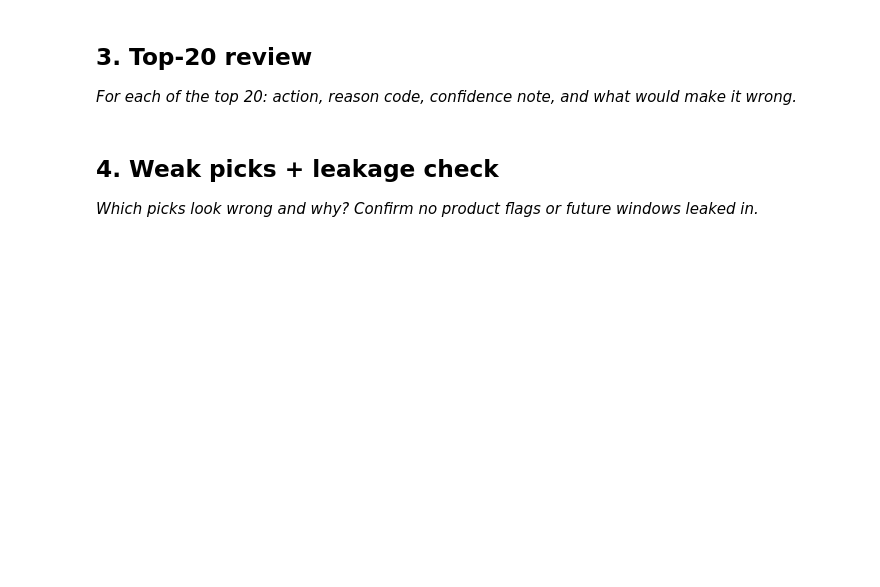
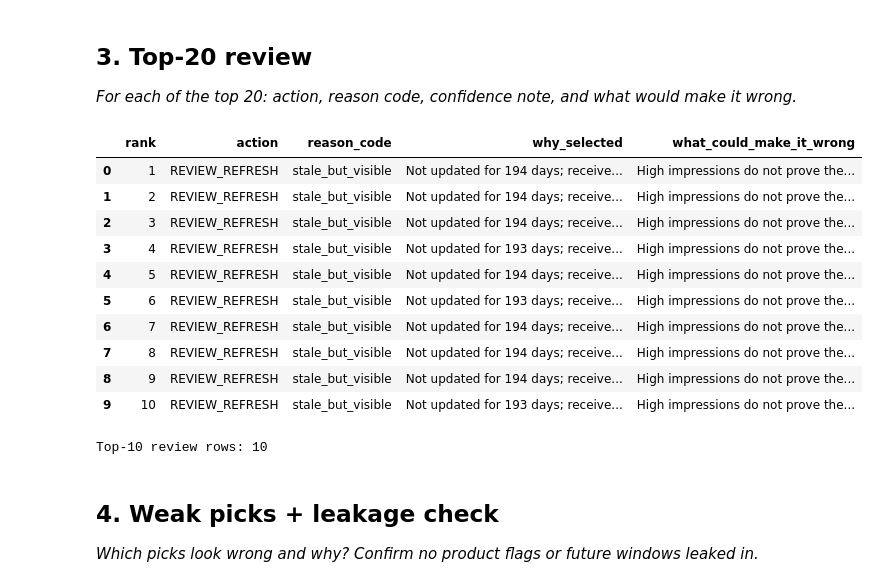
Before and after one commit to Swaraj0204/flyrank-ml-internship, a Jupyter notebook: work/notebooks/w04_baseline_score.ipynb, the cells around one changed output. Saved outputs shown, nothing was run; the diff lists cells and outputs as text; code cells hidden in the pictures; blank space fills up the shorter version.

```diff
--- a/work/notebooks/w04_baseline_score.ipynb
+++ b/work/notebooks/w04_baseline_score.ipynb
@@ -30,3 +147,49 @@ This skeleton is yours to fill. Work the sections **in order** — each one has
+# %%
+
+# Review the top 10 recommendations.
+# Explain why each page was selected and what could make
+# the recommendation wrong.
+
+top10_review = ranked.head(10).copy()
+
+top10_review["why_selected"] = top10_review.apply(
+    lambda row: (
+        f"Not updated for {int(row['days_since_last_update'])} days; "
+        f"received {int(row['impressions_90d']):,} impressions in 90 days."
+    ),
+    axis=1
+)
+
+top10_review["what_could_make_it_wrong"] = (
+    "High impressions do not prove the content is outdated or needs "
+    "a refresh. Check search intent, accuracy, current usefulness, "
+    "and whether the page already satisfies users."
+)
+
+review_columns = [
+    "rank",
+    "action",
+    "reason_code",
+    "why_selected",
+    "what_could_make_it_wrong"
+]
+
+display(top10_review[review_columns])
+
+print("Top-10 review rows:", len(top10_review))
+# %% [output]
+|  | rank | action | reason_code | why_selected | what_could_make_it_wrong |
+| 0 | 1 | REVIEW_REFRESH | stale_but_visible | Not updated for 194 days; receive... | High impressions do not prove the... |
+| 1 | 2 | REVIEW_REFRESH | stale_but_visible | Not updated for 194 days; receive... | High impressions do not prove the... |
+| 2 | 3 | REVIEW_REFRESH | stale_but_visible | Not updated for 194 days; receive... | High impressions do not prove the... |
+| 3 | 4 | REVIEW_REFRESH | stale_but_visible | Not updated for 193 days; receive... | High impressions do not prove the... |
+| 4 | 5 | REVIEW_REFRESH | stale_but_visible | Not updated for 194 days; receive... | High impressions do not prove the... |
+| 5 | 6 | REVIEW_REFRESH | stale_but_visible | Not updated for 193 days; receive... | High impressions do not prove the... |
+| 6 | 7 | REVIEW_REFRESH | stale_but_visible | Not updated for 194 days; receive... | High impressions do not prove the... |
+| 7 | 8 | REVIEW_REFRESH | stale_but_visible | Not updated for 194 days; receive... | High impressions do not prove the... |
+| 8 | 9 | REVIEW_REFRESH | stale_but_visible | Not updated for 194 days; receive... | High impressions do not prove the... |
+| 9 | 10 | REVIEW_REFRESH | stale_but_visible | Not updated for 193 days; receive... | High impressions do not prove the... |
+Top-10 review rows: 10
 # %% [markdown]
 ## 4. Weak picks + leakage check
 
```
Also changed, not shown: parts of 10 cells of this notebook.
